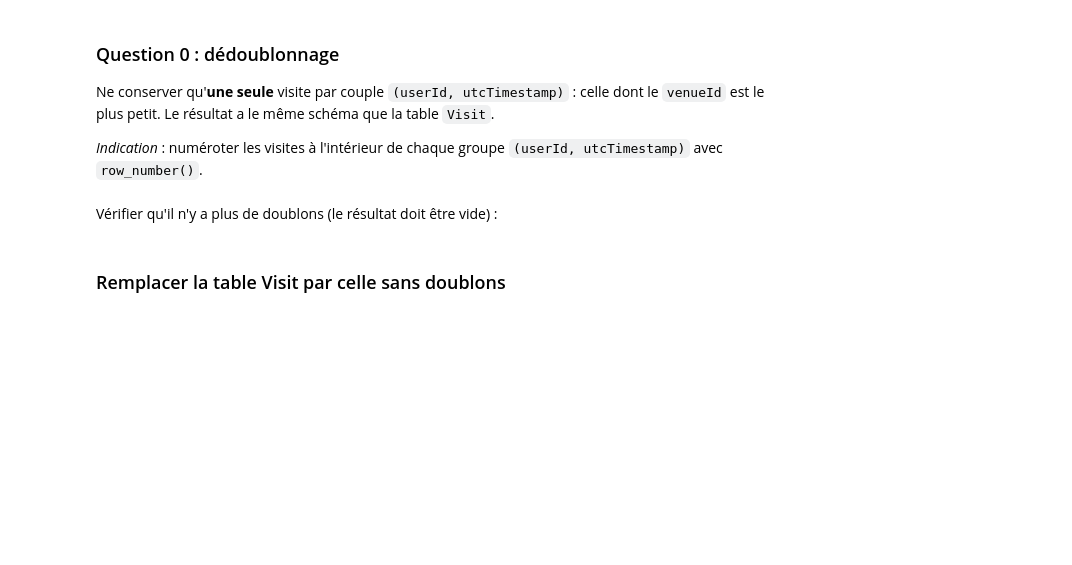
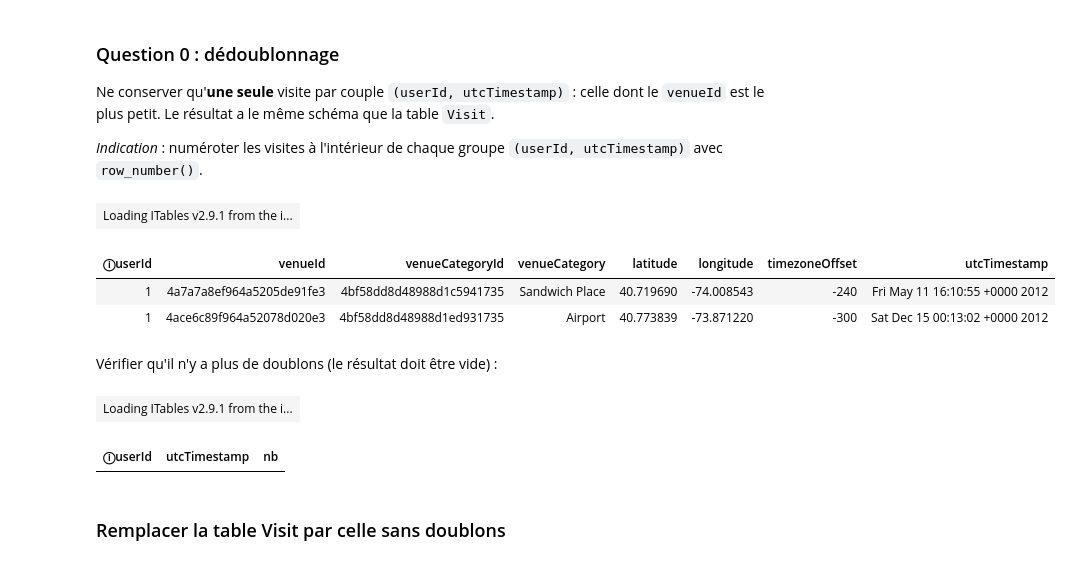
Before and after one commit to cwilson-su/Large-Scale-Data-Analytics-Labs, a Jupyter notebook: LAB2_2026_Fenetres_avec_duckdb.ipynb, the cells around one changed output. Drawn from its saved outputs; the diff is of its cells as text; code cells hidden in the pictures; blank space fills up the shorter version.

```diff
--- a/LAB2_2026_Fenetres_avec_duckdb.ipynb
+++ b/LAB2_2026_Fenetres_avec_duckdb.ipynb
@@ -837,3 +908,25 @@ display(visit_no_duplicate, 2)
+# %%
+visit_no_duplicate = db.sql("""
+WITH RankedVisits AS (
+    SELECT
+        *,
+        ROW_NUMBER() OVER (
+            PARTITION BY userId, utcTimestamp
+            ORDER BY venueId ASC
+        ) AS rn
+    FROM Visit
+)
+SELECT * EXCLUDE (rn)
+FROM RankedVisits
+WHERE rn = 1
+""")
+
+display(visit_no_duplicate, 2)
+# %% [output]
+| Loading ITables v2.9.1 from the i... |
+| ⓘuserId | venueId | venueCategoryId | venueCategory | latitude | longitude | timezoneOffset | utcTimestamp |
+| 1 | 4a7a7a8ef964a5205de91fe3 | 4bf58dd8d48988d1c5941735 | Sandwich Place | 40.719690 | -74.008543 | -240 | Fri May 11 16:10:55 +0000 2012 |
+| 1 | 4ace6c89f964a52078d020e3 | 4bf58dd8d48988d1ed931735 | Airport | 40.773839 | -73.871220 | -300 | Sat Dec 15 00:13:02 +0000 2012 |
 # %% [markdown]
 Vérifier qu'il n'y a plus de doublons (le résultat doit être vide) :
 # %%
@@ -843,6 +936,9 @@ FROM visit_no_duplicate
 GROUP BY userId, utcTimestamp
 HAVING nb > 1
 """))
+# %% [output]
+| Loading ITables v2.9.1 from the i... |
+| ⓘuserId | utcTimestamp | nb |
 # %% [markdown]
 ### Remplacer la table Visit par celle sans doublons
 # %%
```
Also changed, not shown: parts of 14 cells of this notebook.
